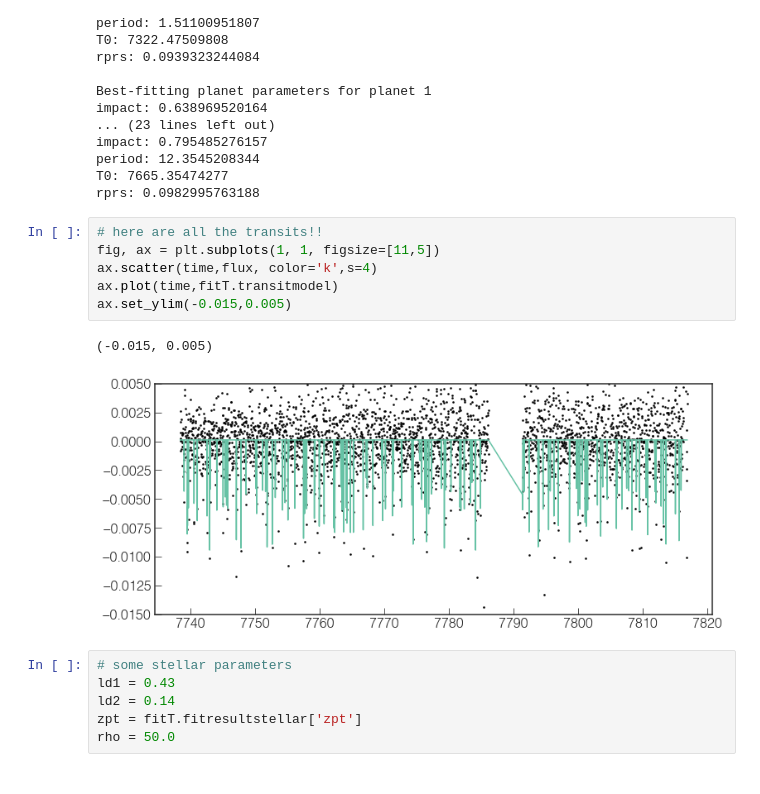
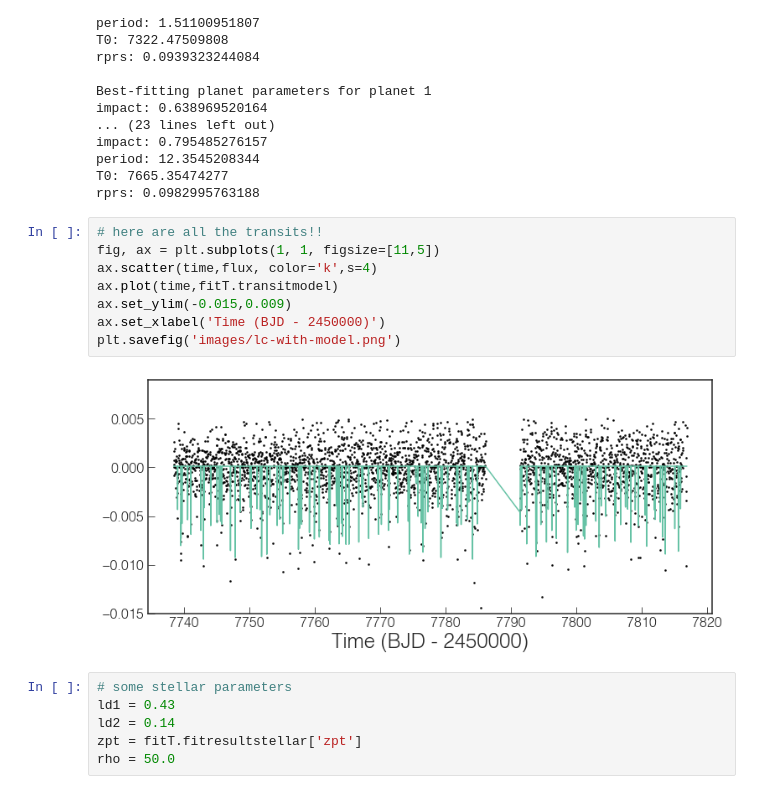
Before and after one commit to mrtommyb/trappist-lc, a Jupyter notebook: TRAPPIST-1-transit-code.ipynb, the cells around one changed output. Cells and saved outputs as stored; diff of their text form.

```diff
--- a/TRAPPIST-1-transit-code.ipynb
+++ b/TRAPPIST-1-transit-code.ipynb
@@ -150,12 +156,13 @@ rprs: 0.0982995763188
 # %%
 # here are all the transits!!
 fig, ax = plt.subplots(1, 1, figsize=[11,5])
 ax.scatter(time,flux, color='k',s=4)
 ax.plot(time,fitT.transitmodel)
-ax.set_ylim(-0.015,0.005)
+ax.set_ylim(-0.015,0.009)
+ax.set_xlabel('Time (BJD - 2450000)')
+plt.savefig('images/lc-with-model.png')
 # %% [output]
-(-0.015, 0.005)
-[figure, old version]
+[figure, new version]
 # %%
 # some stellar parameters
 ld1 = 0.43
```
Also changed, not shown: parts of 6 cells of this notebook.
